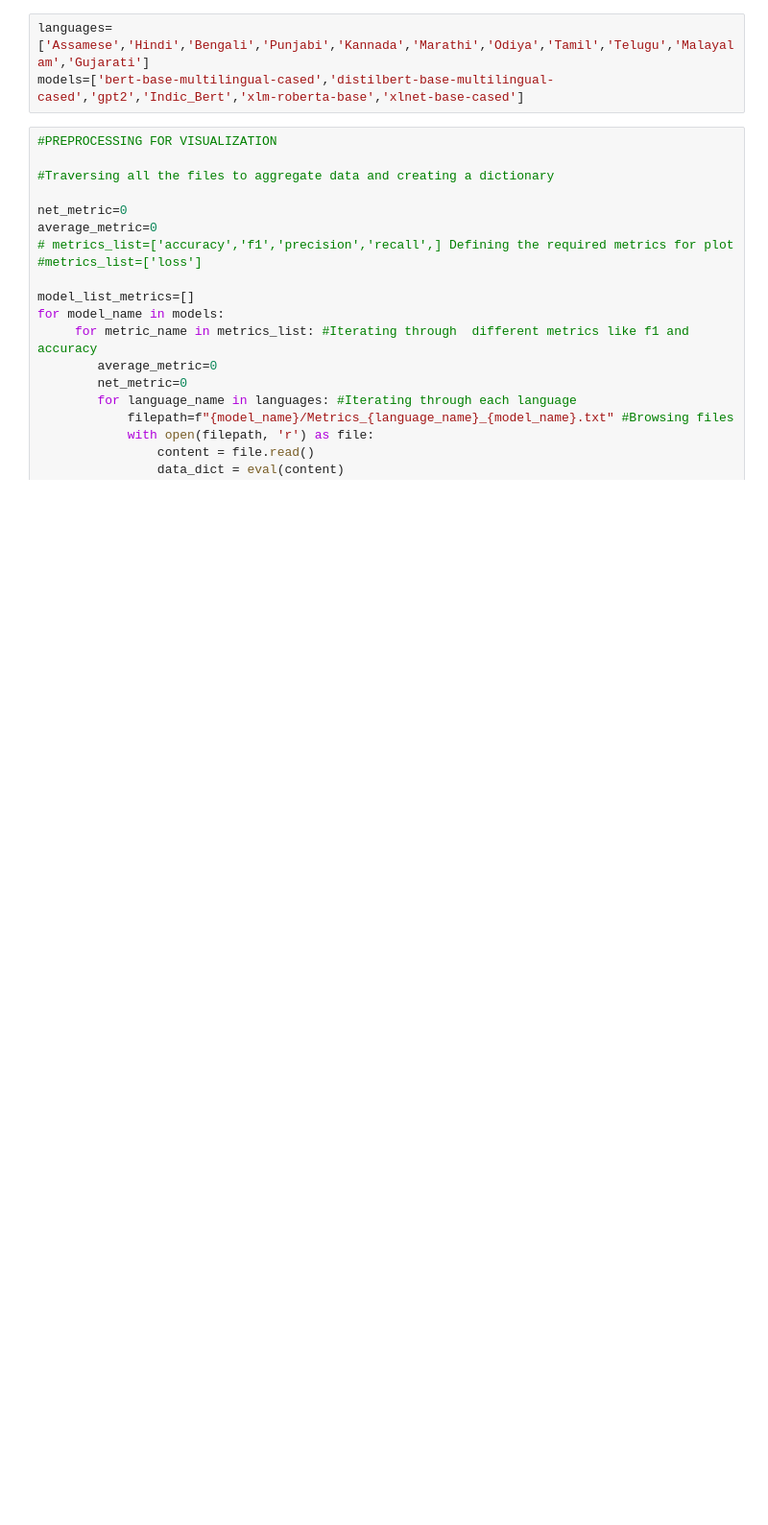
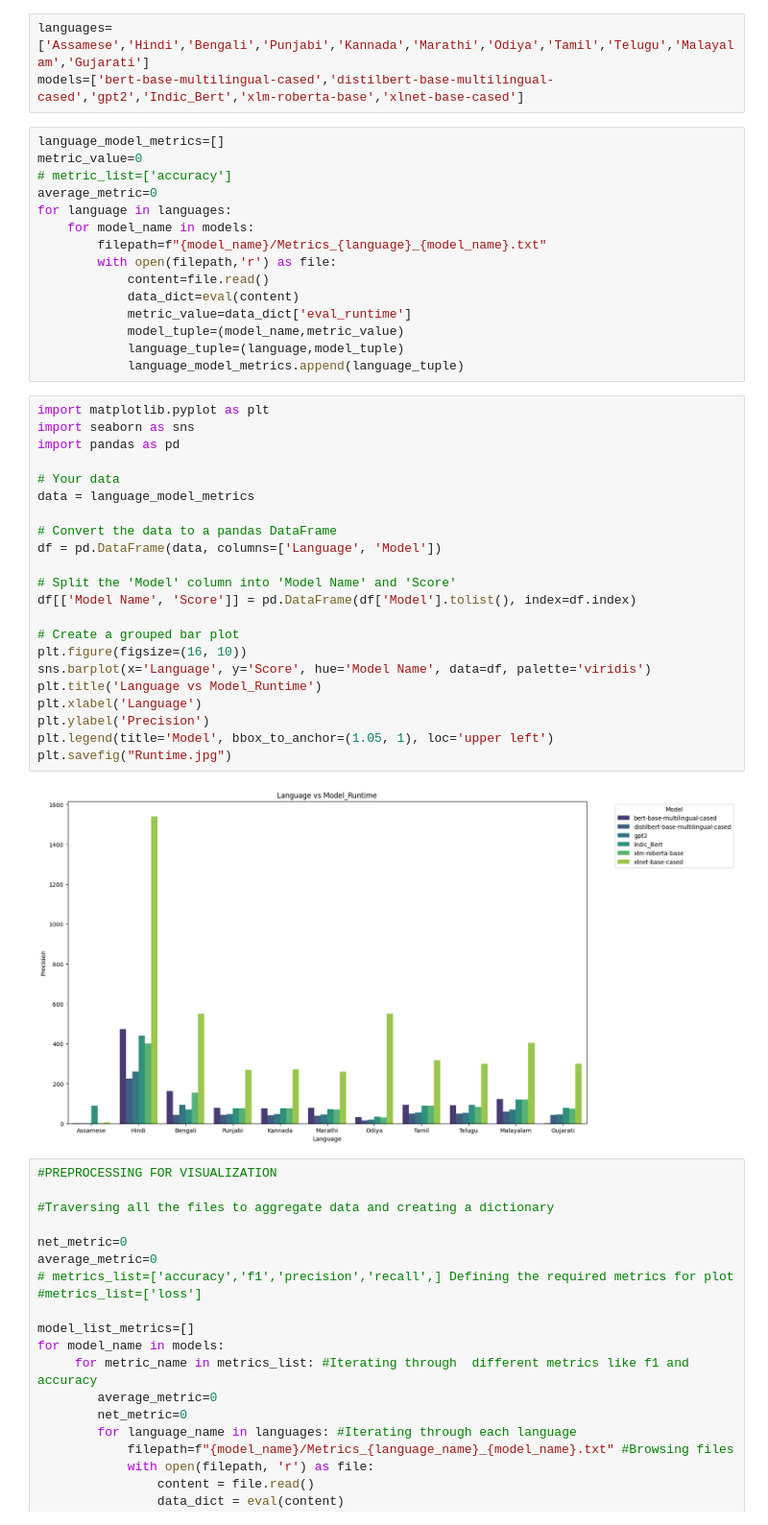
Before and after one commit to Snehil-1618/LLMs_NER_Comparitive_Research, a Jupyter notebook: Metrics_Visualizer.ipynb, the cells around one changed output. Shown at 96% size. Cells and saved outputs as stored; diff of their text form; blank space fills up the shorter version.

Commit message:
Added some more graphs

```diff
--- a/Metrics_Visualizer.ipynb
+++ b/Metrics_Visualizer.ipynb
@@ -1,6 +1,45 @@
 # %%
 languages=['Assamese','Hindi','Bengali','Punjabi','Kannada','Marathi','Odiya','Tamil','Telugu','Malayalam','Gujarati']
 models=['bert-base-multilingual-cased','distilbert-base-multilingual-cased','gpt2','Indic_Bert','xlm-roberta-base','xlnet-base-cased']
+# %%
+language_model_metrics=[]
+metric_value=0
+# metric_list=['accuracy']
+average_metric=0
+for language in languages:
+    for model_name in models:
+        filepath=f"{model_name}/Metrics_{language}_{model_name}.txt"
+        with open(filepath,'r') as file:
+            content=file.read()
+            data_dict=eval(content)
+            metric_value=data_dict['eval_runtime']
+            model_tuple=(model_name,metric_value)
+            language_tuple=(language,model_tuple)
+            language_model_metrics.append(language_tuple)
+# %%
+import matplotlib.pyplot as plt
+import seaborn as sns
+import pandas as pd
+
+# Your data
+data = language_model_metrics
+
+# Convert the data to a pandas DataFrame
+df = pd.DataFrame(data, columns=['Language', 'Model'])
+
+# Split the 'Model' column into 'Model Name' and 'Score'
+df[['Model Name', 'Score']] = pd.DataFrame(df['Model'].tolist(), index=df.index)
+
+# Create a grouped bar plot
+plt.figure(figsize=(16, 10))
+sns.barplot(x='Language', y='Score', hue='Model Name', data=df, palette='viridis')
+plt.title('Language vs Model_Runtime')
+plt.xlabel('Language')
+plt.ylabel('Precision')
+plt.legend(title='Model', bbox_to_anchor=(1.05, 1), loc='upper left')
+plt.savefig("Runtime.jpg")
+# %% [output]
+[figure, added]
 # %%
 #PREPROCESSING FOR VISUALIZATION
 
```
Also changed, not shown: 6 other files.
